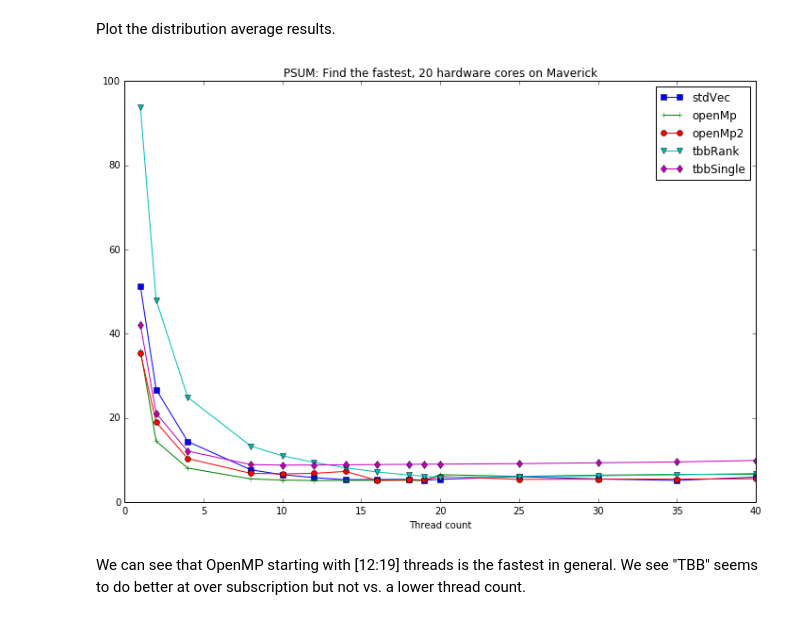
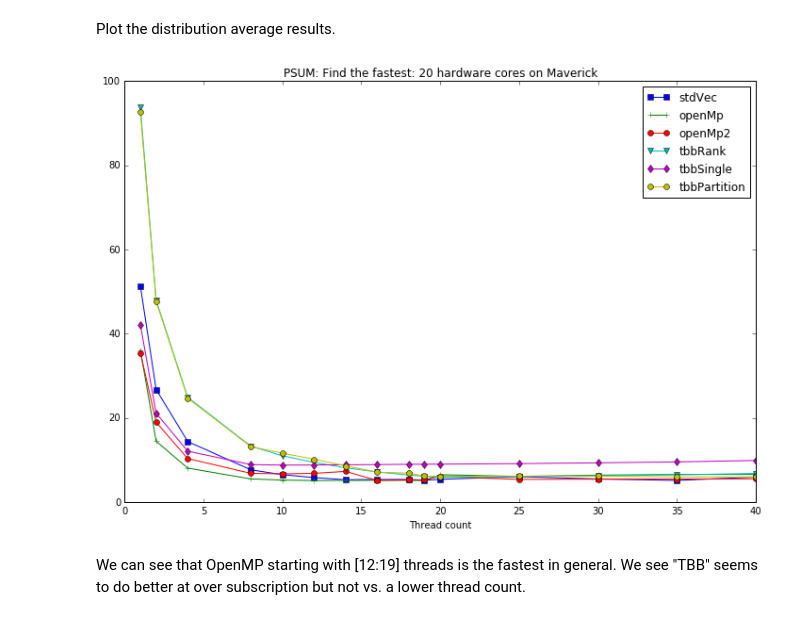
Before and after one commit to ParaToolsInc/benchmarks, a Jupyter notebook: threading/tacc_1/run2_data/histogramPsum.ipynb, the cells around one changed output. Saved outputs shown, nothing was run; the diff lists cells and outputs as text; code cells hidden in the pictures.

Commit message:
added paritioning of array per thread as chunks for tbb

```diff
--- a/threading/tacc_1/run2_data/histogramPsum.ipynb
+++ b/threading/tacc_1/run2_data/histogramPsum.ipynb
@@ -44,7 +41,7 @@ The above distribution for the serial implementation shows a noticable variance.
 # %% [markdown]
 ### Distriubtion plots generation
 # %%
-testList=['serial','stdVec','openmp','openmp-2','tbb_rankBuffer','tbb_singleBuffer']
+testList=['serial','stdVec','openmp','openmp-2','tbb_rankBuffer','tbb_singleBuffer','tbb_partitionBuffer']
 threadCount=[1,2,4,8,10,12,14,16,18,19,20,25,30,35,40]
 dataListDict={}
 dataArrayDict={}
@@ -122,6 +119,7 @@ openMp=[]
 openMp2=[]
 tbbRank=[]
 tbbSingle=[]
+tbbPartition=[]
 for key in dataArrayDict:
     if 'stdVec' in key:
         stdVec.append((np.average(dataArrayDict[key]),key.split("_")[-1]))
@@ -138,6 +136,9 @@ for key in dataArrayDict:
     if 'tbb_singleBuffer' in key:
         tbbSingle.append((np.average(dataArrayDict[key]),key.split("_")[-1]))
         tbbSingle.sort(key=lambda tup: int(tup[1]))
+    if 'tbb_partitionBuffer' in key:
+        tbbPartition.append((np.average(dataArrayDict[key]),key.split("_")[-1]))
+        tbbPartition.sort(key=lambda tup: int(tup[1]))
 # %% [markdown]
 Plot the original single run timings.
 # %%
@@ -160,19 +161,20 @@ Plot the distribution average results.
 # %%
 
 fig = plt.figure(figsize=(12,8))
 ax = fig.add_subplot(111)
 dk='Find the fastest'
 ax.plot([x[1] for x in stdVec],[x[0] for x in stdVec],'s-',label='stdVec')
 ax.plot([x[1] for x in openMp],[x[0] for x in openMp],'+-',label='openMp')
 ax.plot([x[1] for x in openMp2],[x[0] for x in openMp2],'o-',label='openMp2')
 ax.plot([x[1] for x in tbbRank],[x[0] for x in tbbRank],'v-',label='tbbRank')
 ax.plot([x[1] for x in tbbSingle],[x[0] for x in tbbSingle],'d-',label='tbbSingle')
+ax.plot([x[1] for x in tbbPartition],[x[0] for x in tbbPartition],'8-',label='tbbPartition')
 plt.xlabel('Thread count')
-plt.title('PSUM: '+ dk + ', 20 hardware cores on Maverick')
+plt.title('PSUM: '+ dk + ': 20 hardware cores on Maverick')
 plt.legend()
 plt.show()
 # %% [output]
-[figure, old version]
+[figure, new version]
 # %% [markdown]
 We can see that OpenMP starting with [12:19] threads is the fastest in general.  We see "TBB" seems to do better at over subscription but not vs. a lower thread count.
 # %% [markdown]
```
Also changed, not shown: parts of 2 cells of this notebook, 1 other file.
